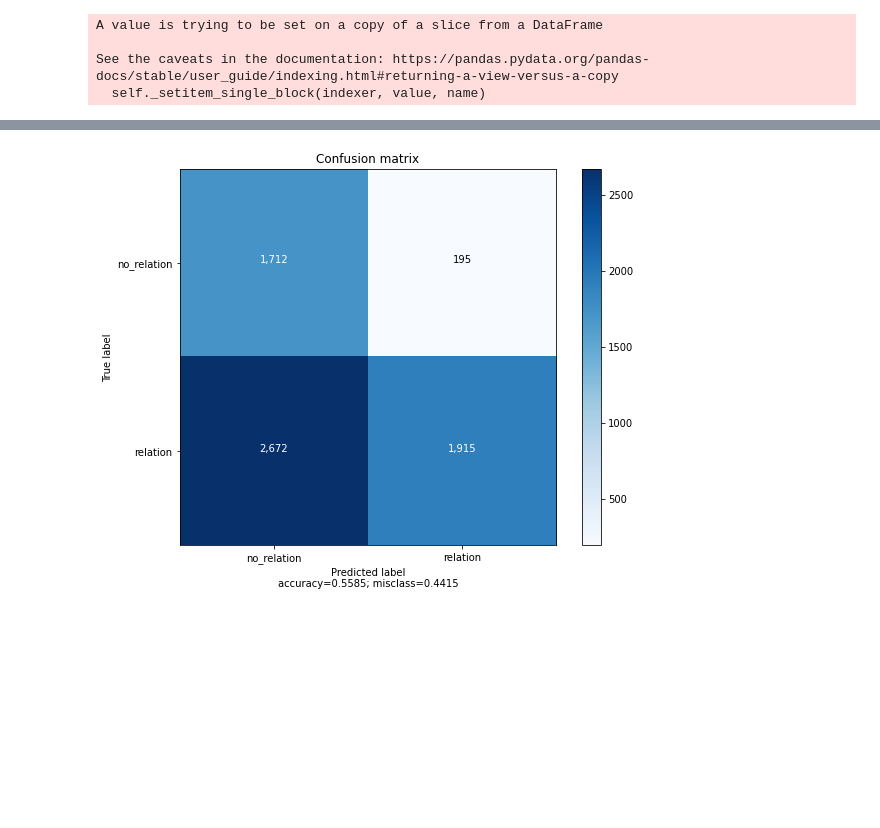
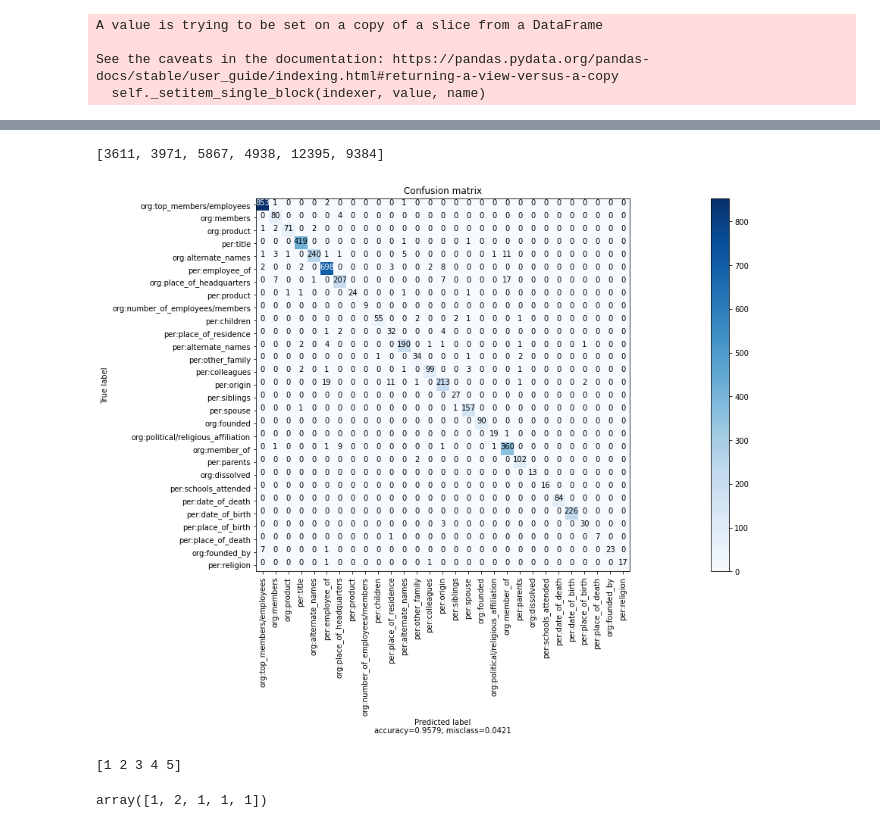
Before and after one commit to boostcampaitech2/klue-level2-nlp-13, a Jupyter notebook: Result_ananlysis.ipynb, the cells around one changed output, grey strips where cells are left out. Drawn from its saved outputs; the diff is of its cells as text; code cells hidden in the pictures; blank space fills up the shorter version.

Commit message:
add custom model and entity embedding error correction

```diff
--- a/Result_ananlysis.ipynb
+++ b/Result_ananlysis.ipynb
@@ -173,11 +215,17 @@ def plot_confusion_matrix(cm, target_names=None, cmap=None, normalize=True, labe
 # %%
 # git/klue-level2-nlp-13-1/results/bert_C3F7_AW_CS_Spt_data_binary/checkpoint-500
-model_path = '/opt/ml/git/klue-level2-nlp-13-1/results/bert_C3F7_AW_CS_Spt_data_binary/checkpoint-500'
-type_ = 'binary'
+model_path = '/git/klue-level2-nlp-13-1/best_model/robertaL_ECdata_spt_EM/'
+type_ = 'all'
 data_path = '../../dataset/train/train.csv'
+use_special = True
+new_special_token_list = ['[E1]', '[/E1]', '[E2]', '[/E2]']
 # %%
-tokenizer = AutoTokenizer.from_pretrained('klue/bert-base')
-model = AutoModelForSequenceClassification.from_pretrained(model_path).to('cuda:0')
+tokenizer = AutoTokenizer.from_pretrained('klue/roberta-large')
+#model = AutoModelForSequenceClassification.from_pretrained(model_path).to('cuda:0')
+if use_special:
+    special_tokens_dict = {'additional_special_tokens': new_special_token_list}
+    num_added_toks = tokenizer.add_special_tokens(special_tokens_dict)
+    #model.resize_token_embeddings(len(tokenizer))
 # %%
 dataset = load_data(data_path, type_)
 train_dataset, valid_dataset = train_test_split(dataset, test_size=0.2, stratify=dataset['label'], shuffle=True, random_state=42)
@@ -195,11 +267,27 @@ See the caveats in the documentation: https://pandas.pydata.org/pandas-docs/stab
+# %%
+tokenizer.convert_tokens_to_ids(["사람", "단체", "기타", "장소", "수량", "날짜"])
+# %% [output]
+[3611, 3971, 5867, 4938, 12395, 9384]
 # %%
 RE_train_dataset = RE_Dataset(tokenized_train, train_label)
 RE_valid_dataset = RE_Dataset(tokenized_valid, valid_label)
 # %%
 pred_answer, output_prob = inference(model, RE_valid_dataset, 'cuda:0')
 # %%
-cm = confusion_matrix(valid_label, pred_answer)
+cm = confusion_matrix(np.array(valid_label)-1, np.array(pred_answer))
 # %%
-plot_confusion_matrix(cm, target_names=['no_relation', 'relation'],normalize = False)
+#labels = ['no_relation', 'relation']
+labels = [ 'org:top_members/employees', 'org:members',
+       'org:product', 'per:title', 'org:alternate_names',
+       'per:employee_of', 'org:place_of_headquarters', 'per:product',
+       'org:number_of_employees/members', 'per:children',
+       'per:place_of_residence', 'per:alternate_names',
+       'per:other_family', 'per:colleagues', 'per:origin', 'per:siblings',
+       'per:spouse', 'org:founded', 'org:political/religious_affiliation',
+       'org:member_of', 'per:parents', 'org:dissolved',
+       'per:schools_attended', 'per:date_of_death', 'per:date_of_birth',
+       'per:place_of_birth', 'per:place_of_death', 'org:founded_by',
+       'per:religion']
+plot_confusion_matrix(cm, target_names=labels, normalize = False)
 # %% [output]
-[figure, old version]
+[figure, new version]
@@ -205,0 +302,5 @@ plot_confusion_matrix(cm, target_names=['no_relation', 'relation'],normalize = F
+# %%
+a = np.array([1,2,3,4,5])
+print(a)
+# %% [output]
+[1 2 3 4 5]
@@ -205,0 +309,4 @@ plot_confusion_matrix(cm, target_names=['no_relation', 'relation'],normalize = F
+# %%
+a
+# %% [output]
+array([1, 2, 1, 1, 1])
```
Also changed, not shown: parts of 22 cells of this notebook, 13 other files.
